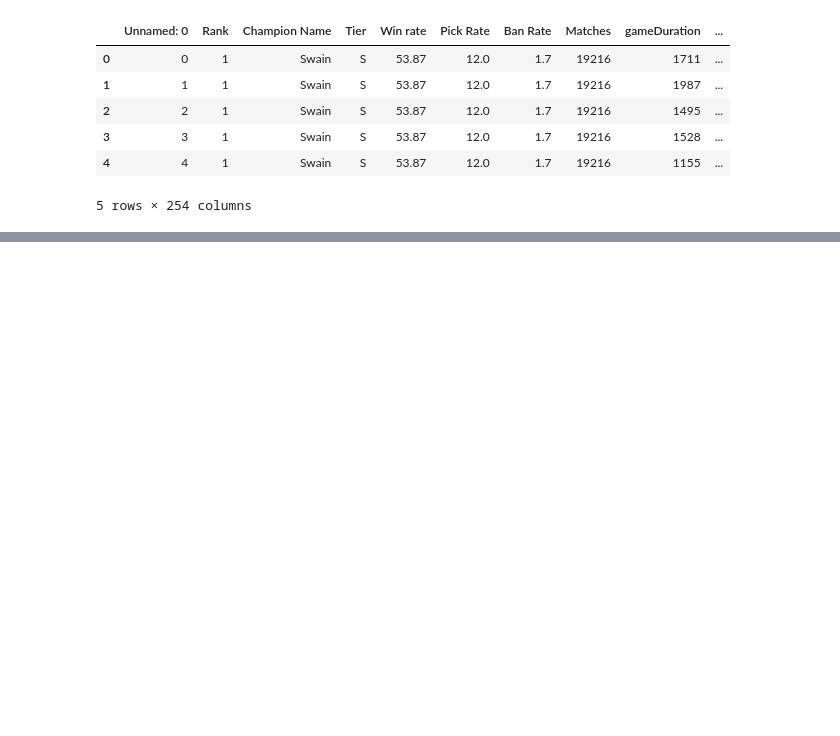
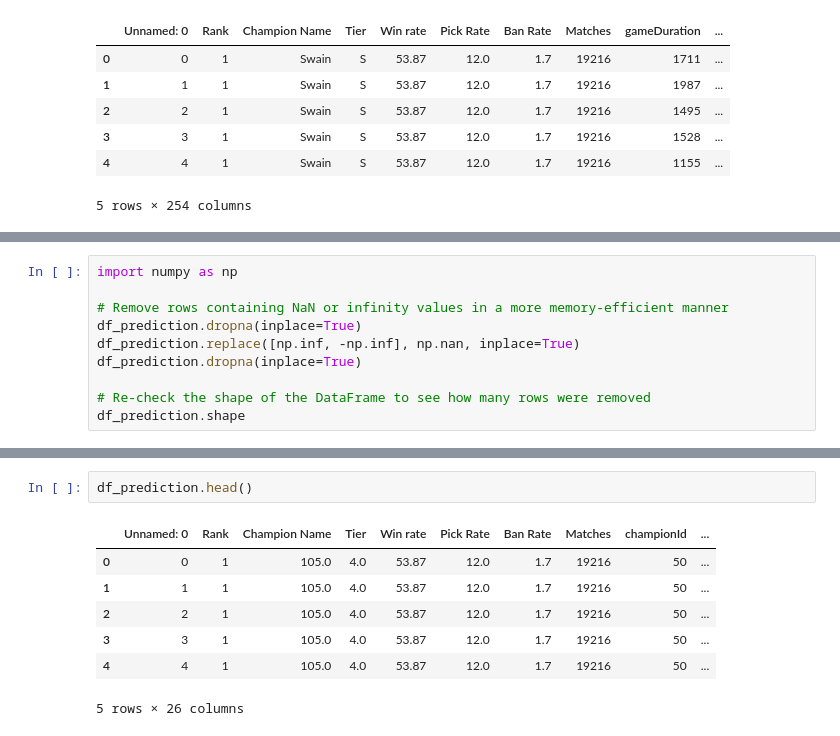
Before and after one commit to NicolaiLindner/Leaguify_Website, a Jupyter notebook: notebooks/experiment_individual_data.ipynb, the cells around one changed output, grey strips where cells are left out. Cells and saved outputs as stored; diff of their text form; blank space fills up the shorter version.

```diff
--- a/notebooks/experiment_individual_data.ipynb
+++ b/notebooks/experiment_individual_data.ipynb
@@ -157,0 +97,10 @@ df_combined
+# %%
+import numpy as np
+
+# Remove rows containing NaN or infinity values in a more memory-efficient manner
+df_prediction.dropna(inplace=True)
+df_prediction.replace([np.inf, -np.inf], np.nan, inplace=True)
+df_prediction.dropna(inplace=True)
+
+# Re-check the shape of the DataFrame to see how many rows were removed
+df_prediction.shape
@@ -157,0 +121,10 @@ df_combined
+# %%
+df_prediction.head()
+# %% [output]
+|  | Unnamed: 0 | Rank | Champion Name | Tier | Win rate | Pick Rate | Ban Rate | Matches | championId | ... |
+| 0 | 0 | 1 | 105.0 | 4.0 | 53.87 | 12.0 | 1.7 | 19216 | 50 | ... |
+| 1 | 1 | 1 | 105.0 | 4.0 | 53.87 | 12.0 | 1.7 | 19216 | 50 | ... |
+| 2 | 2 | 1 | 105.0 | 4.0 | 53.87 | 12.0 | 1.7 | 19216 | 50 | ... |
+| 3 | 3 | 1 | 105.0 | 4.0 | 53.87 | 12.0 | 1.7 | 19216 | 50 | ... |
+| 4 | 4 | 1 | 105.0 | 4.0 | 53.87 | 12.0 | 1.7 | 19216 | 50 | ... |
+5 rows × 26 columns
```
Also changed, not shown: parts of 12 cells of this notebook, 4 other files.
